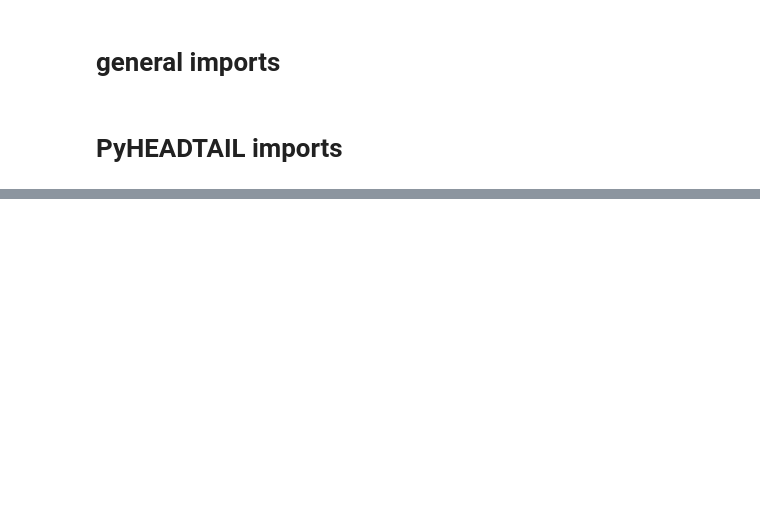
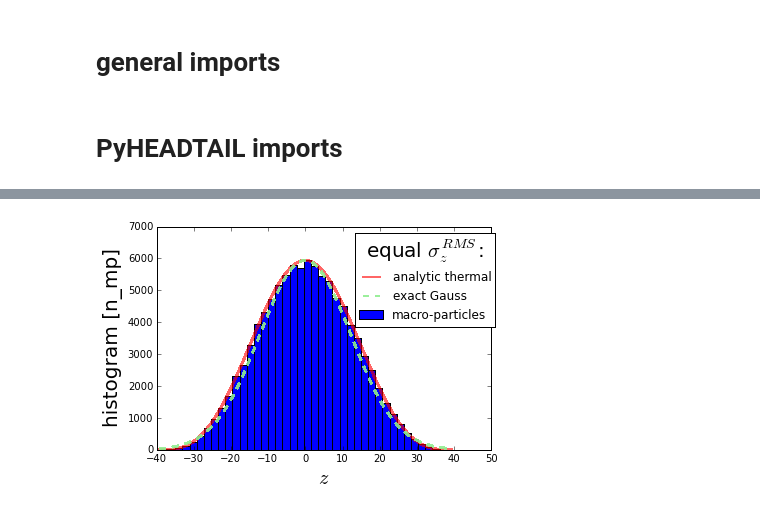
Before and after one commit to PyCOMPLETE/PyHEADTAIL-playground, a Jupyter notebook: RFBucket_Matching.ipynb, the cells around one changed output, grey strips where cells are left out. Cells and saved outputs as stored; diff of their text form; code cells hidden in the pictures; blank space fills up the shorter version.

```diff
--- a/RFBucket_Matching.ipynb
+++ b/RFBucket_Matching.ipynb
@@ -427,0 +212,4 @@ z, dp, _, _ = rfb_matcher.generate(int(1e5), cutting_margin=1e-15)
+# %%
+rfb_matcher = RFBucketMatcher(rfb, ThermalDistribution, sigma_z=float(np.diff(rfb.interval)))
+
+z, dp, _, _ = rfb_matcher.generate(int(1e5))
@@ -427,0 +238,18 @@ z, dp, _, _ = rfb_matcher.generate(int(1e5), cutting_margin=1e-15)
+# %%
+analytical_res = np.sum(rfb_matcher.psi_object.function(Z, DP), axis=0)
+n, _, _ = plt.hist(z, bins=40, label='macro-particles')
+plt.plot(zz, analytical_res * n.max() / analytical_res.max(),
+         antialiased=False, color='red', alpha=0.6, lw=2,
+         label='analytic thermal')
+sz = rfb_matcher._compute_sigma(rfb, rfb_matcher.psi)
+plt.plot(zz, np.exp(-zz**2/(2*sz**2)) * n.max(),
+         antialiased=False, color='lightgreen', alpha=0.9, lw=2, ls='--',
+         label='exact Gauss')
+plt.xlim(-40, 50)
+plt.ylim(0, 7000)
+legend = plt.legend(bbox_to_anchor=(1.03, 1), title=r'equal $\sigma_z^{RMS}$:');
+plt.setp(legend.get_title(), fontsize=20)
+plt.xlabel(r'$z$', fontsize=20)
+plt.ylabel('histogram [n_mp]', fontsize=20);
+# %% [output]
+[figure, added]
```
Also changed, not shown: parts of 110 cells of this notebook.
